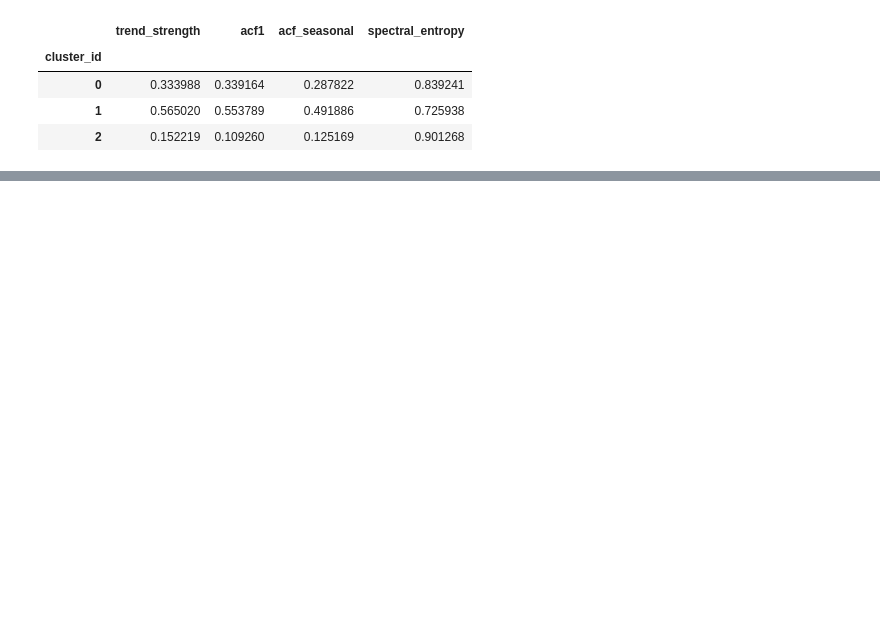
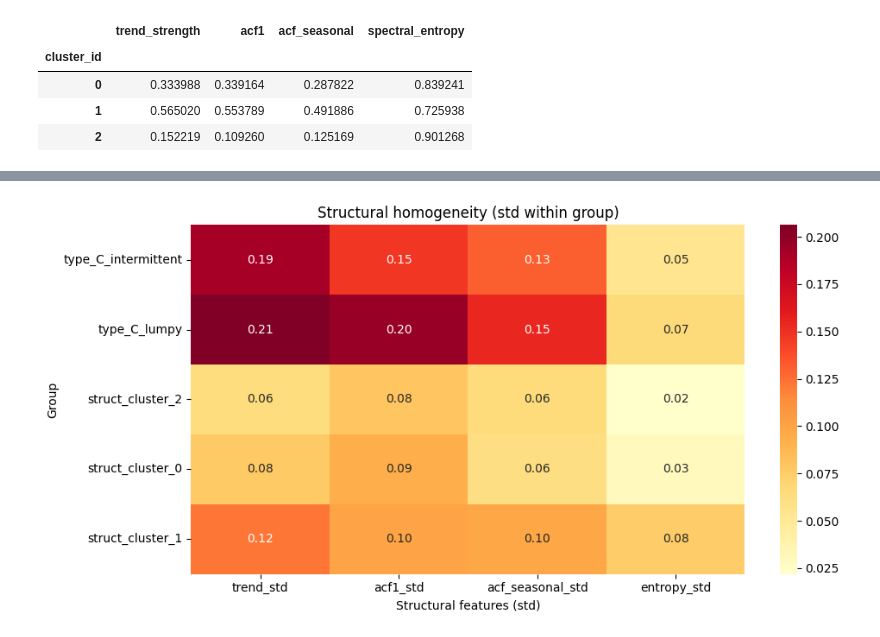
Before and after one commit to hannahnguyen14/skill-practice, a Jupyter notebook: clustering_demo.ipynb, the cells around one changed output, grey strips where cells are left out. Cells and saved outputs as stored; diff of their text form; code cells hidden in the pictures; blank space fills up the shorter version.

```diff
--- a/clustering_demo.ipynb
+++ b/clustering_demo.ipynb
@@ -829,0 +1146,24 @@ plot_pca_pair(l3_df, "spectral_entropy", "trend_strength")
+# %%
+STRUCT_STD_COLS = [
+    "trend_std",
+    "acf1_std",
+    "acf_seasonal_std",
+    "entropy_std",
+]
+
+struct_std = summary_df[STRUCT_STD_COLS]
+
+plt.figure(figsize=(10, 5))
+sns.heatmap(
+    struct_std,
+    annot=True,
+    cmap="YlOrRd",
+    fmt=".2f"
+)
+plt.title("Structural homogeneity (std within group)")
+plt.ylabel("Group")
+plt.xlabel("Structural features (std)")
+plt.tight_layout()
+plt.show()
+# %% [output]
+[figure, added]
```
Also changed, not shown: parts of 49 cells of this notebook.
